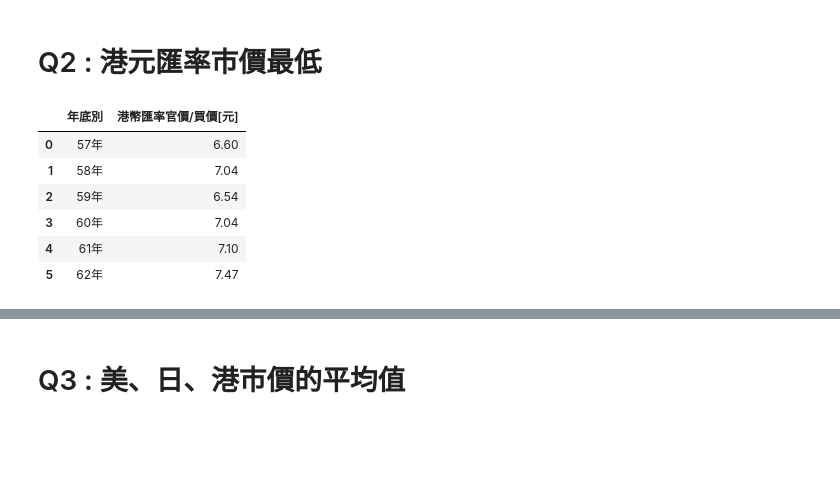
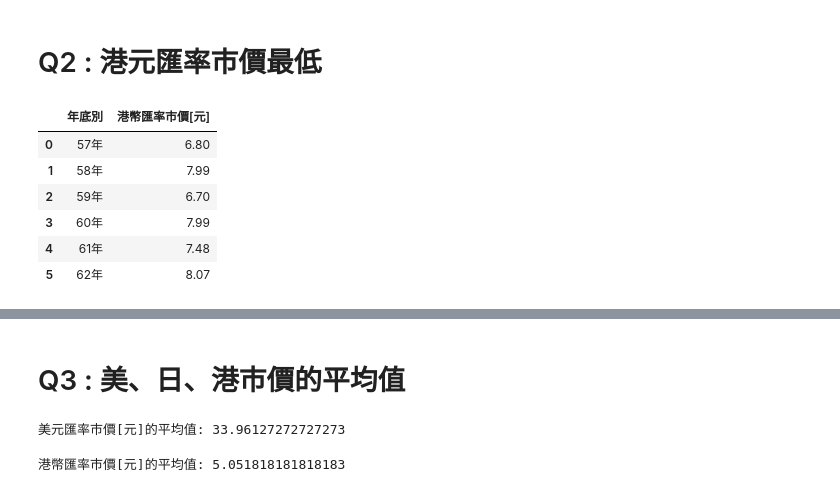
Before and after one commit to huangpinjia/PL-Repo, a Jupyter notebook: HW2/HW2.ipynb, the cells around one changed output, grey strips where cells are left out. Cells and saved outputs as stored; diff of their text form; code cells hidden in the pictures; blank space fills up the shorter version.

```diff
--- a/HW2/HW2.ipynb
+++ b/HW2/HW2.ipynb
@@ -38,21 +40,21 @@ display(fig)
 # %% [markdown]
 # Q2 : 港元匯率市價最低
 # %%
-df3_subset = df1[['年底別','港幣匯率官價/買價[元]']]
-df4_subset = df2[['年底別','港幣匯率官價/買價[元]']]
+df3_subset = df1[['年底別','港幣匯率市價[元]']]
+df4_subset = df2[['年底別','港幣匯率市價[元]']]
 
 result1 = pd.concat([df3_subset, df4_subset], ignore_index=True)
 
 
 result1.head(6)
 # %% [output]
-|  | 年底別 | 港幣匯率官價/買價[元] |
-| 0 | 57年 | 6.60 |
-| 1 | 58年 | 7.04 |
-| 2 | 59年 | 6.54 |
-| 3 | 60年 | 7.04 |
-| 4 | 61年 | 7.10 |
-| 5 | 62年 | 7.47 |
+|  | 年底別 | 港幣匯率市價[元] |
+| 0 | 57年 | 6.80 |
+| 1 | 58年 | 7.99 |
+| 2 | 59年 | 6.70 |
+| 3 | 60年 | 7.99 |
+| 4 | 61年 | 7.48 |
+| 5 | 62年 | 8.07 |
 # %%
 df = px.data.gapminder()
 
@@ -62,3 +64,15 @@ display(fig)
 [interactive output not drawn]
 # %% [markdown]
 # Q3 : 美、日、港市價的平均值
+# %%
+mean_value = result['美元匯率市價[元]'].mean()
+#mean_value
+print("美元匯率市價[元]的平均值:", mean_value)
+# %% [output]
+美元匯率市價[元]的平均值: 33.96127272727273
+# %%
+mean_value1 = result1['港幣匯率市價[元]'].mean()
+
+print("港幣匯率市價[元]的平均值:", mean_value1)
+# %% [output]
+港幣匯率市價[元]的平均值: 5.051818181818183
```
Also changed, not shown: parts of 4 cells of this notebook.
